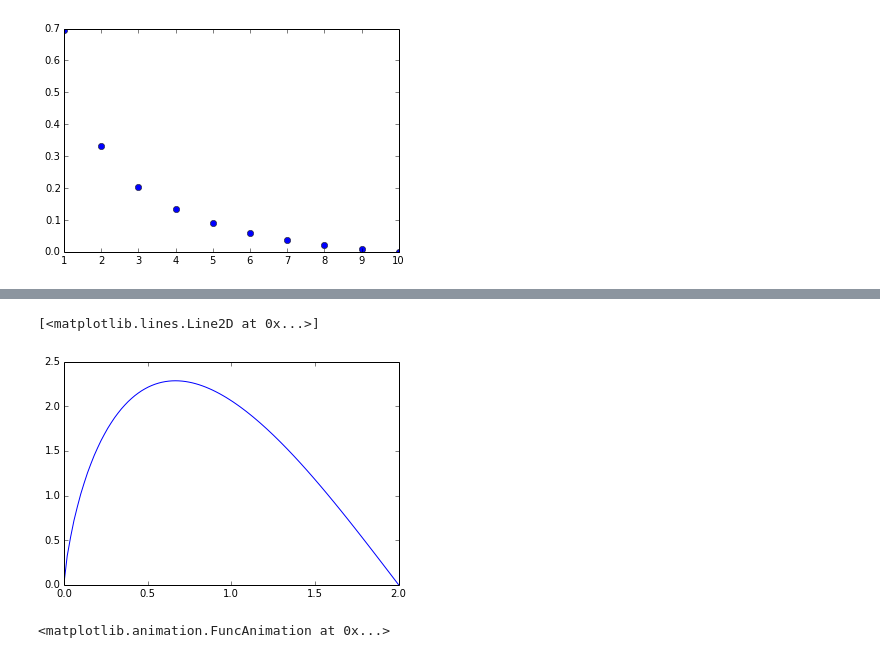
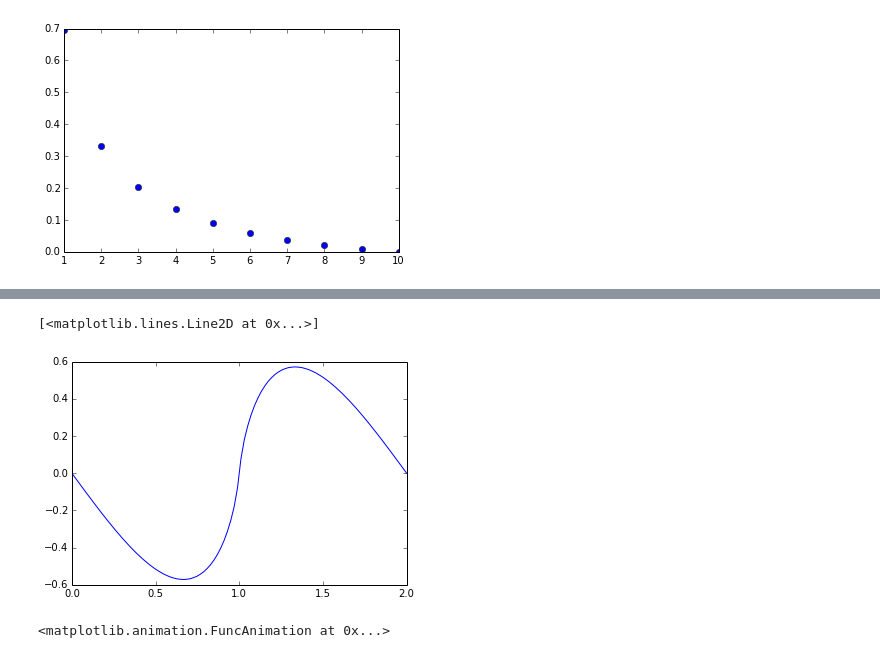
Before and after one commit to mglerner/MathematicalPhysics, a Jupyter notebook: Music/Violin.ipynb, the cells around one changed output, grey strips where cells are left out. Cells and saved outputs as stored; diff of their text form; code cells hidden in the pictures.

```diff
--- a/Music/Violin.ipynb
+++ b/Music/Violin.ipynb
@@ -39,8 +79,8 @@ def y(t,N,x=x):
 # %%
-plot(x,y(0,100))
+plot(x,y(1.0,100))
 # %% [output]
 [<matplotlib.lines.Line2D at 0x...>]
-[figure, old version]
+[figure, new version]
 # %%
 fig = plt.figure()
 ax = plt.axes(xlim=(0, l), ylim=(-3, 3))
```
Also changed, not shown: parts of 9 cells of this notebook.
